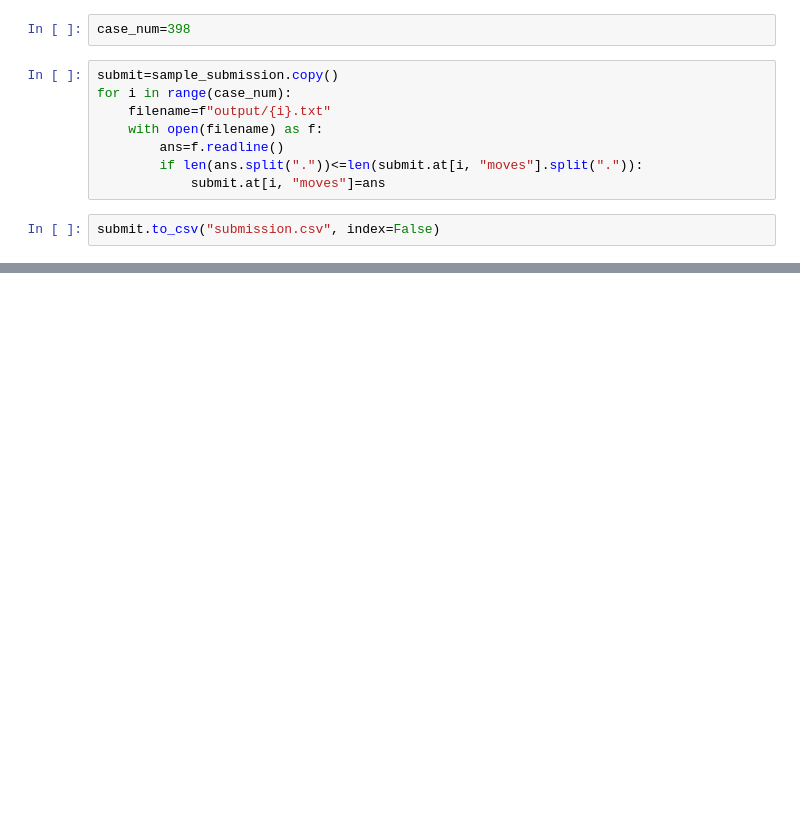
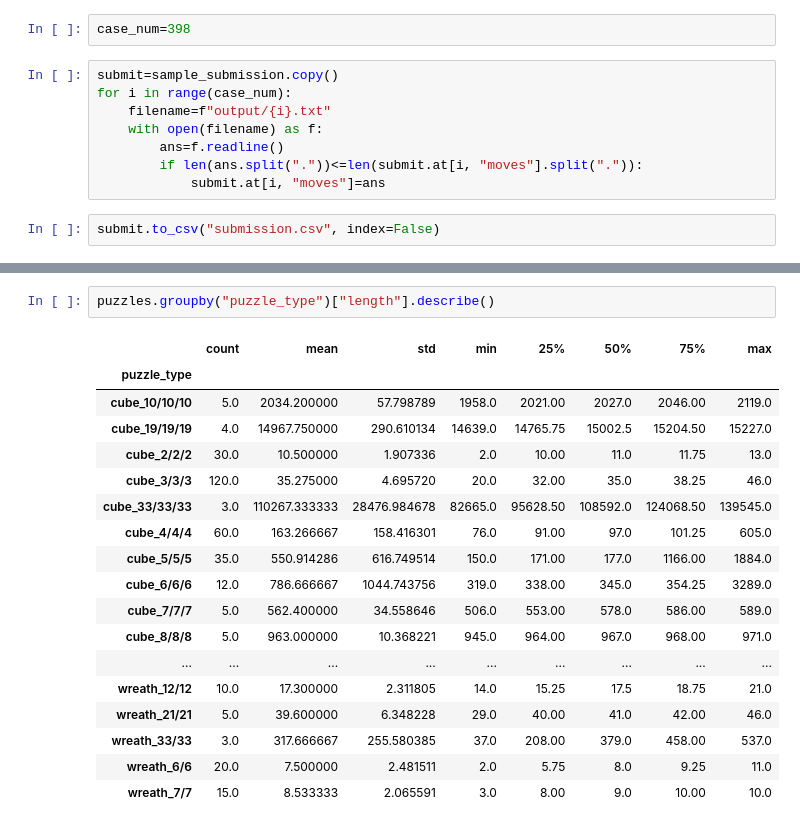
Before and after one commit to birdwatcherYT/santa2023, a Jupyter notebook: santa2023.ipynb, the cells around one changed output, grey strips where cells are left out. Cells and saved outputs as stored; diff of their text form; blank space fills up the shorter version.

```diff
--- a/santa2023.ipynb
+++ b/santa2023.ipynb
@@ -763,0 +575,21 @@ Error: Some edges are undefined.
+# %%
+puzzles.groupby("puzzle_type")["length"].describe()
+# %% [output]
+|  | count | mean | std | min | 25% | 50% | 75% | max |
+| puzzle_type |  |  |  |  |  |  |  |  |
+| cube_10/10/10 | 5.0 | 2034.200000 | 57.798789 | 1958.0 | 2021.00 | 2027.0 | 2046.00 | 2119.0 |
+| cube_19/19/19 | 4.0 | 14967.750000 | 290.610134 | 14639.0 | 14765.75 | 15002.5 | 15204.50 | 15227.0 |
+| cube_2/2/2 | 30.0 | 10.500000 | 1.907336 | 2.0 | 10.00 | 11.0 | 11.75 | 13.0 |
+| cube_3/3/3 | 120.0 | 35.275000 | 4.695720 | 20.0 | 32.00 | 35.0 | 38.25 | 46.0 |
+| cube_33/33/33 | 3.0 | 110267.333333 | 28476.984678 | 82665.0 | 95628.50 | 108592.0 | 124068.50 | 139545.0 |
+| cube_4/4/4 | 60.0 | 163.266667 | 158.416301 | 76.0 | 91.00 | 97.0 | 101.25 | 605.0 |
+| cube_5/5/5 | 35.0 | 550.914286 | 616.749514 | 150.0 | 171.00 | 177.0 | 1166.00 | 1884.0 |
+| cube_6/6/6 | 12.0 | 786.666667 | 1044.743756 | 319.0 | 338.00 | 345.0 | 354.25 | 3289.0 |
+| cube_7/7/7 | 5.0 | 562.400000 | 34.558646 | 506.0 | 553.00 | 578.0 | 586.00 | 589.0 |
+| cube_8/8/8 | 5.0 | 963.000000 | 10.368221 | 945.0 | 964.00 | 967.0 | 968.00 | 971.0 |
+| ... | ... | ... | ... | ... | ... | ... | ... | ... |
+| wreath_12/12 | 10.0 | 17.300000 | 2.311805 | 14.0 | 15.25 | 17.5 | 18.75 | 21.0 |
+| wreath_21/21 | 5.0 | 39.600000 | 6.348228 | 29.0 | 40.00 | 41.0 | 42.00 | 46.0 |
+| wreath_33/33 | 3.0 | 317.666667 | 255.580385 | 37.0 | 208.00 | 379.0 | 458.00 | 537.0 |
+| wreath_6/6 | 20.0 | 7.500000 | 2.481511 | 2.0 | 5.75 | 8.0 | 9.25 | 11.0 |
+| wreath_7/7 | 15.0 | 8.533333 | 2.065591 | 3.0 | 8.00 | 9.0 | 10.00 | 10.0 |
```
Also changed, not shown: parts of 54 cells of this notebook, 5 other files.
